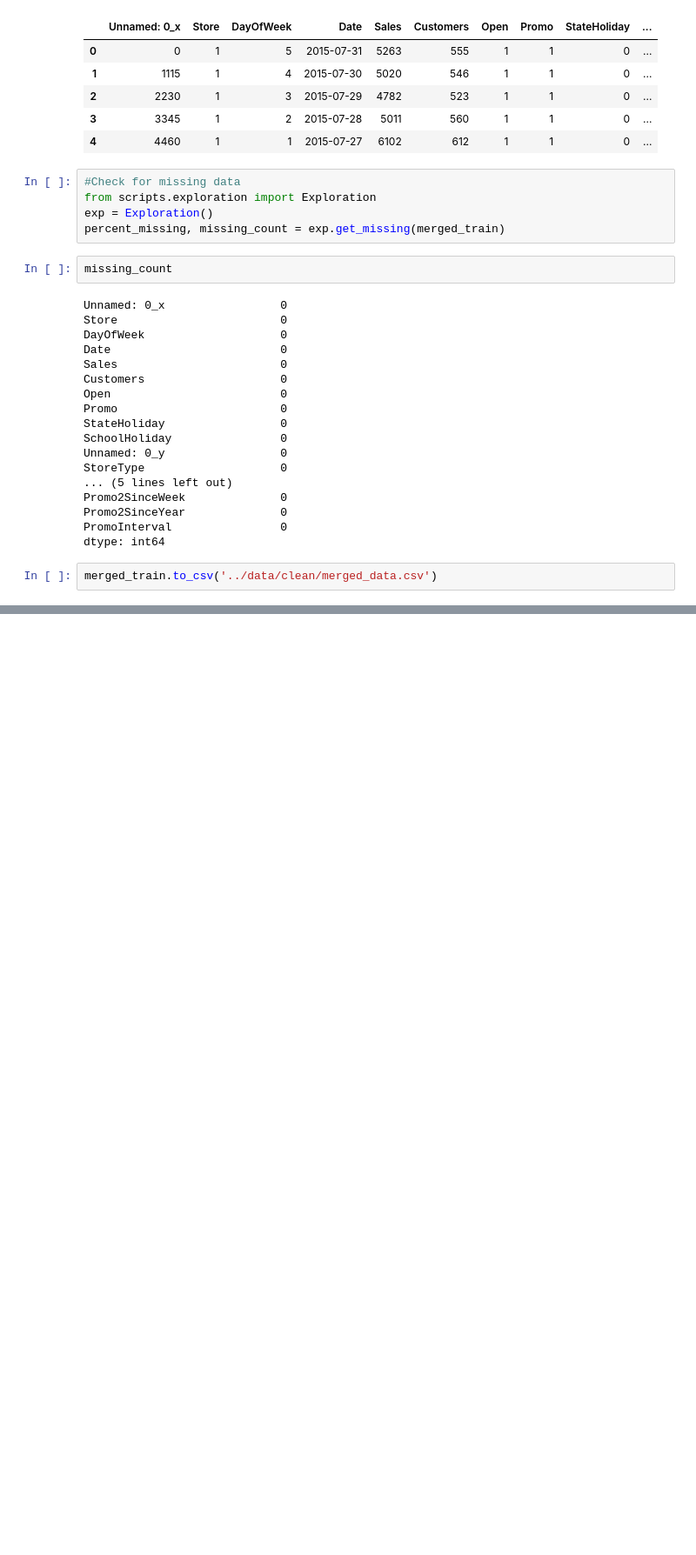
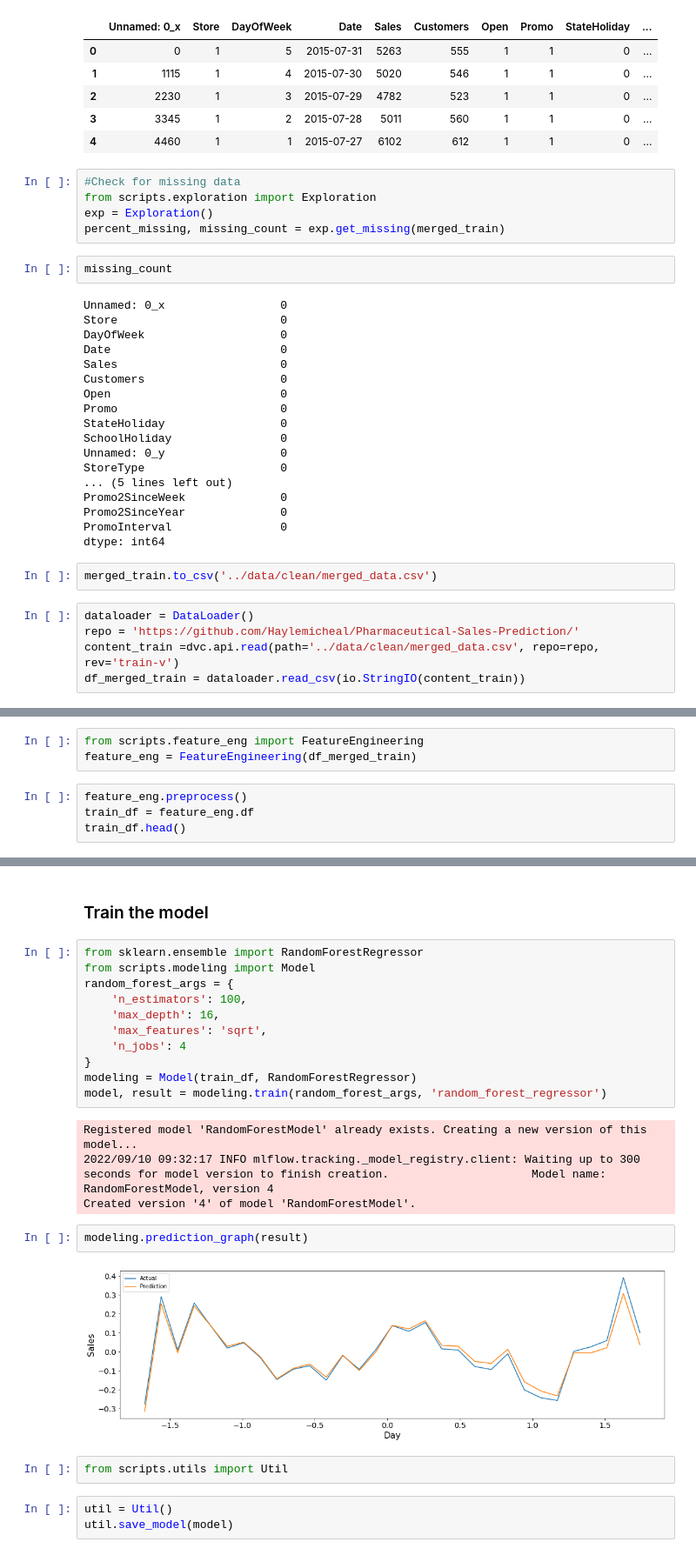
Before and after one commit to Haylemicheal/Pharmaceutical-Sales-Prediction, a Jupyter notebook: notebooks/MLmodeling.ipynb, the cells around one changed output, grey strips where cells are left out. Shown at 87% size. Cells and saved outputs as stored; diff of their text form; blank space fills up the shorter version.

Commit message:
Train Machine learning model

```diff
--- a/notebooks/MLmodeling.ipynb
+++ b/notebooks/MLmodeling.ipynb
@@ -75,3 +75,8 @@ PromoInterval                0
 dtype: int64
 # %%
 merged_train.to_csv('../data/clean/merged_data.csv')
+# %%
+dataloader = DataLoader()
+repo = 'https://github.com/Haylemicheal/Pharmaceutical-Sales-Prediction/'
+content_train =dvc.api.read(path='../data/clean/merged_data.csv', repo=repo, rev='train-v')
+df_merged_train = dataloader.read_csv(io.StringIO(content_train))
@@ -77,0 +95,7 @@ merged_train.to_csv('../data/clean/merged_data.csv')
+# %%
+from scripts.feature_eng import FeatureEngineering
+feature_eng = FeatureEngineering(df_merged_train)
+# %%
+feature_eng.preprocess()
+train_df = feature_eng.df
+train_df.head()
@@ -77,0 +110,26 @@ merged_train.to_csv('../data/clean/merged_data.csv')
+# %% [markdown]
+### Train the model
+# %%
+from sklearn.ensemble import RandomForestRegressor
+from scripts.modeling import Model
+random_forest_args = {
+    'n_estimators': 100,
+    'max_depth': 16,
+    'max_features': 'sqrt',
+    'n_jobs': 4
+}
+modeling = Model(train_df, RandomForestRegressor)
+model, result = modeling.train(random_forest_args, 'random_forest_regressor')
+# %% [output]
+Registered model 'RandomForestModel' already exists. Creating a new version of this model...
+2022/09/10 09:32:17 INFO mlflow.tracking._model_registry.client: Waiting up to 300 seconds for model version to finish creation.                     Model name: RandomForestModel, version 4
+Created version '4' of model 'RandomForestModel'.
+# %%
+modeling.prediction_graph(result)
+# %% [output]
+[figure, added]
+# %%
+from scripts.utils import Util
+# %%
+util = Util()
+util.save_model(model)
```
Also changed, not shown: parts of 3 cells of this notebook.
